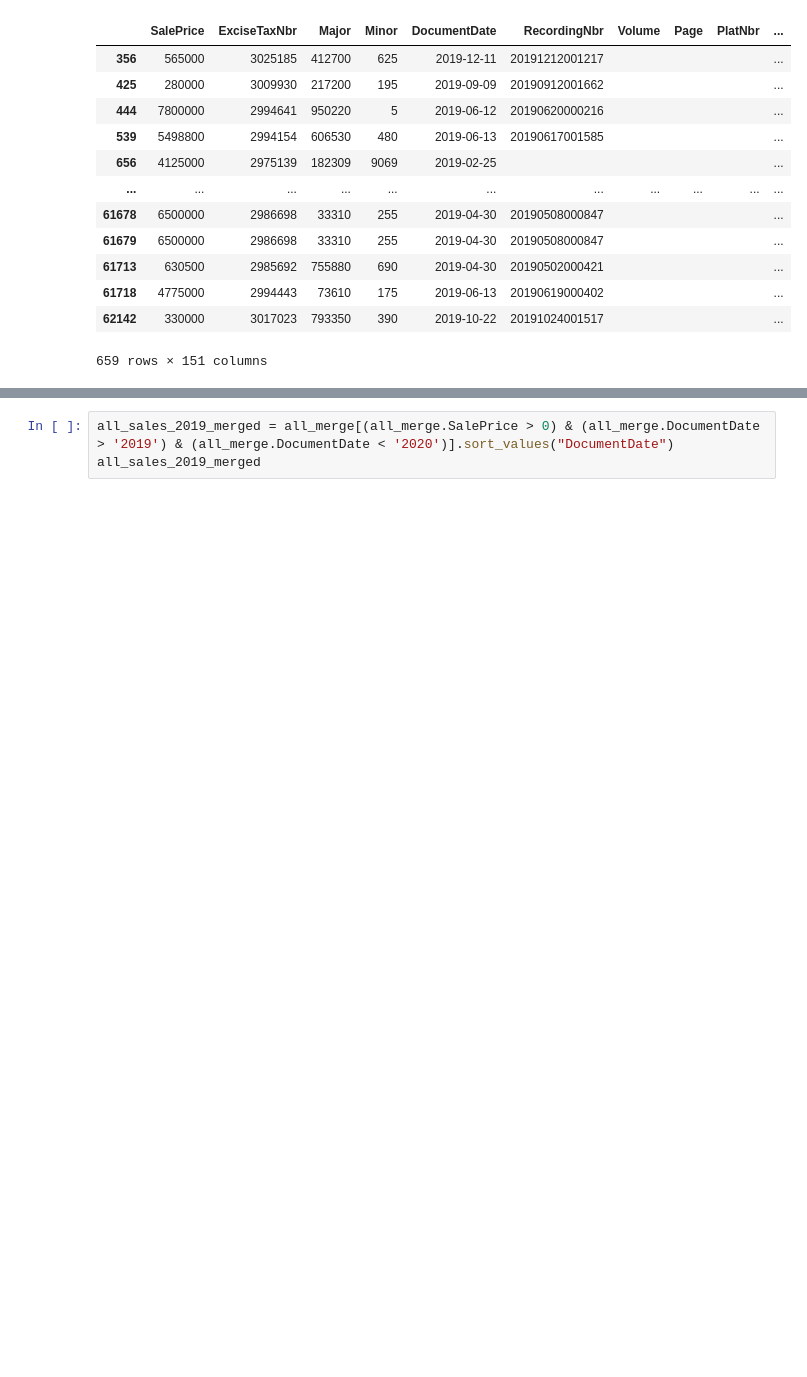
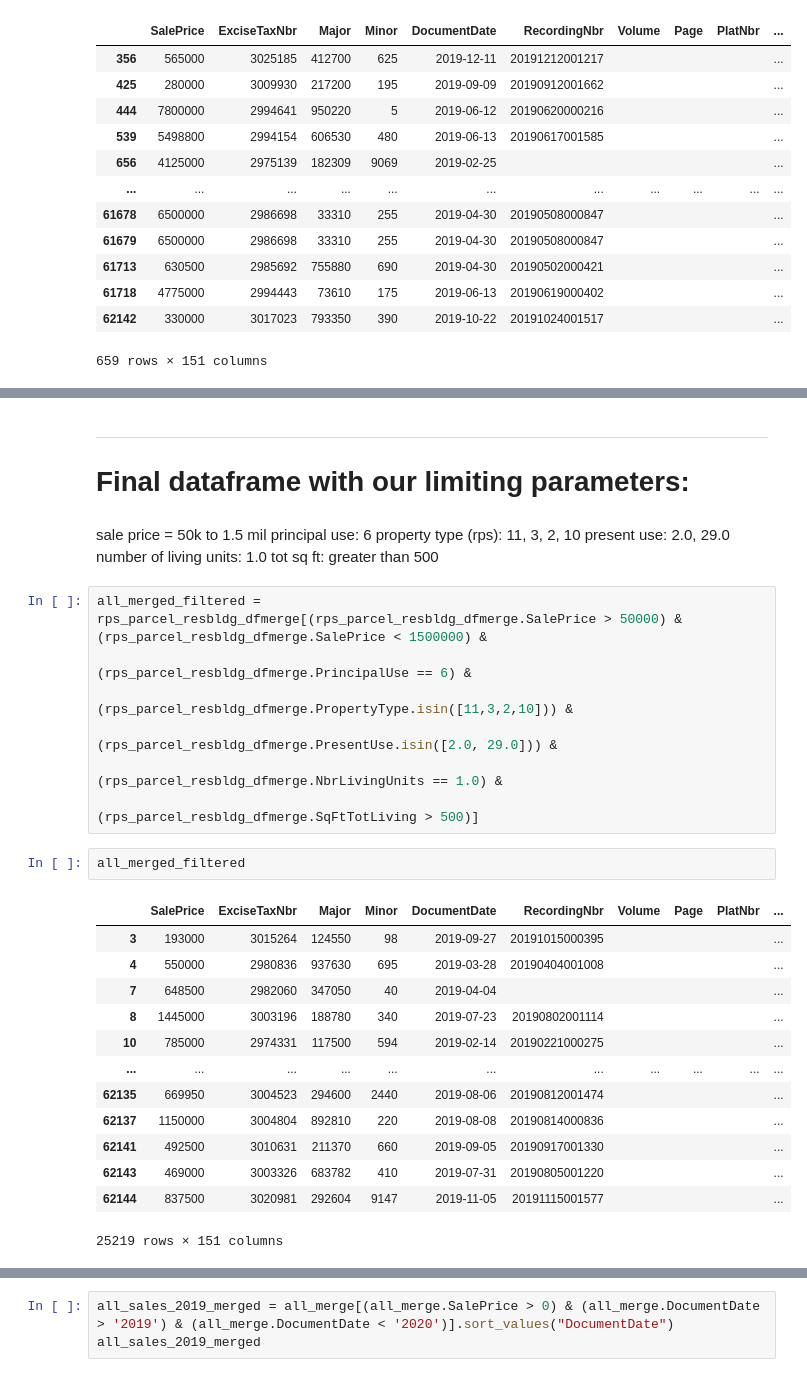
Before and after one commit to Ozxahmed/phase_2_project_chicago-sf-seattle-ds-082420, a Jupyter notebook: notebooks/exploratory/01_oz_data_collection_exploration.ipynb, the cells around one changed output, grey strips where cells are left out. Cells and saved outputs as stored; diff of their text form; blank space fills up the shorter version.

```diff
--- a/notebooks/exploratory/01_oz_data_collection_exploration.ipynb
+++ b/notebooks/exploratory/01_oz_data_collection_exploration.ipynb
@@ -781,0 +687,34 @@ rps_parcel_resbldg_dfmerge.corr()
+# %% [markdown]
+---
+
+# Final dataframe with our limiting parameters:
+# %% [markdown]
+sale price = 50k to 1.5 mil
+principal use: 6
+property type (rps): 11, 3, 2, 10
+present use: 2.0, 29.0
+number of living units: 1.0
+tot sq ft: greater than 500
+# %%
+all_merged_filtered = rps_parcel_resbldg_dfmerge[(rps_parcel_resbldg_dfmerge.SalePrice > 50000) & (rps_parcel_resbldg_dfmerge.SalePrice < 1500000) &
+                                              (rps_parcel_resbldg_dfmerge.PrincipalUse == 6) &
+                                              (rps_parcel_resbldg_dfmerge.PropertyType.isin([11,3,2,10])) &
+                                              (rps_parcel_resbldg_dfmerge.PresentUse.isin([2.0, 29.0])) &
+                                              (rps_parcel_resbldg_dfmerge.NbrLivingUnits == 1.0) &
+                                              (rps_parcel_resbldg_dfmerge.SqFtTotLiving > 500)]
+# %%
+all_merged_filtered
+# %% [output]
+|  | SalePrice | ExciseTaxNbr | Major | Minor | DocumentDate | RecordingNbr | Volume | Page | PlatNbr | ... |
+| 3 | 193000 | 3015264 | 124550 | 98 | 2019-09-27 | 20191015000395 |  |  |  | ... |
+| 4 | 550000 | 2980836 | 937630 | 695 | 2019-03-28 | 20190404001008 |  |  |  | ... |
+| 7 | 648500 | 2982060 | 347050 | 40 | 2019-04-04 |  |  |  |  | ... |
+| 8 | 1445000 | 3003196 | 188780 | 340 | 2019-07-23 | 20190802001114 |  |  |  | ... |
+| 10 | 785000 | 2974331 | 117500 | 594 | 2019-02-14 | 20190221000275 |  |  |  | ... |
+| ... | ... | ... | ... | ... | ... | ... | ... | ... | ... | ... |
+| 62135 | 669950 | 3004523 | 294600 | 2440 | 2019-08-06 | 20190812001474 |  |  |  | ... |
+| 62137 | 1150000 | 3004804 | 892810 | 220 | 2019-08-08 | 20190814000836 |  |  |  | ... |
+| 62141 | 492500 | 3010631 | 211370 | 660 | 2019-09-05 | 20190917001330 |  |  |  | ... |
+| 62143 | 469000 | 3003326 | 683782 | 410 | 2019-07-31 | 20190805001220 |  |  |  | ... |
+| 62144 | 837500 | 3020981 | 292604 | 9147 | 2019-11-05 | 20191115001577 |  |  |  | ... |
+25219 rows × 151 columns
```
Also changed, not shown: parts of 33 cells of this notebook.
